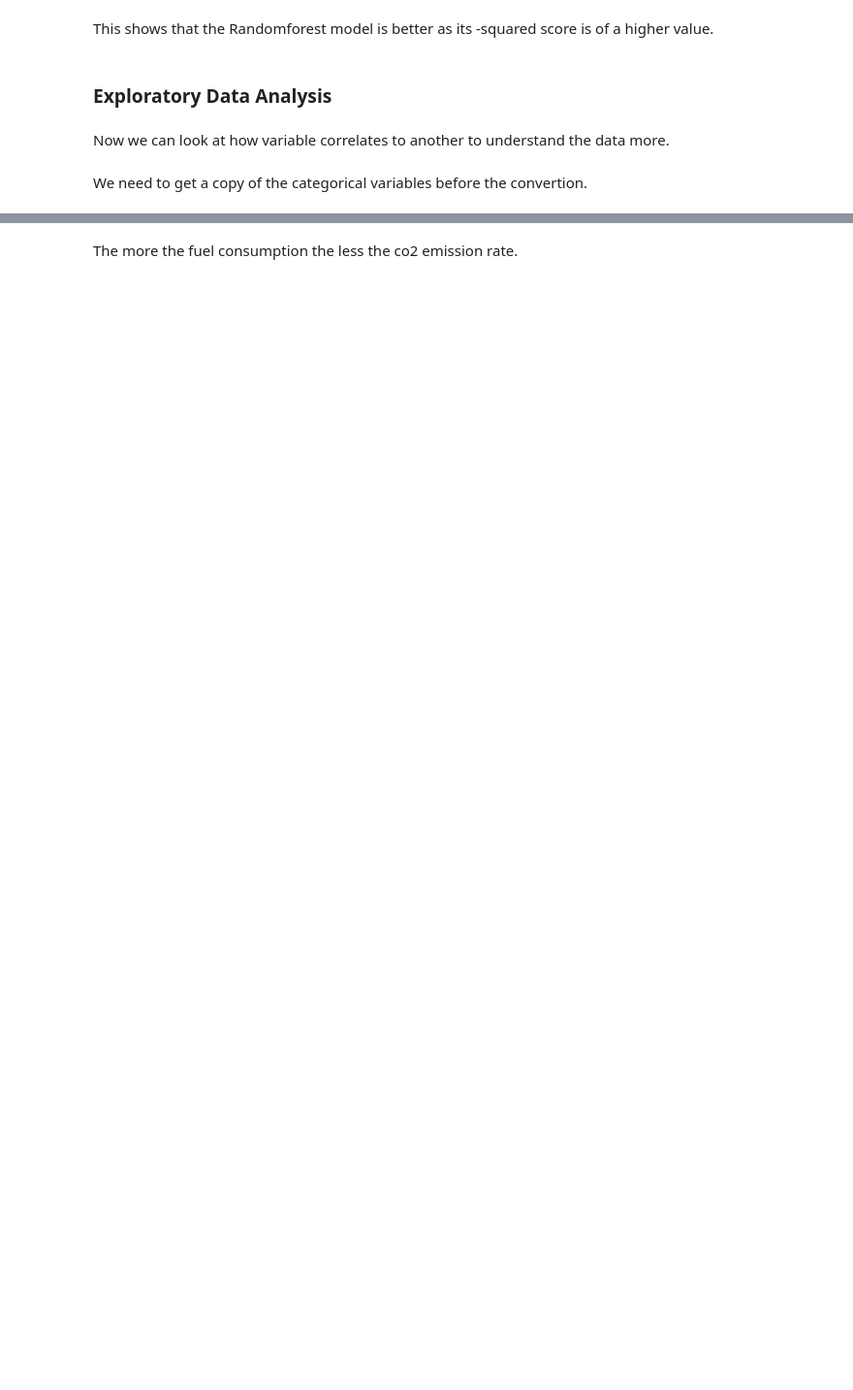
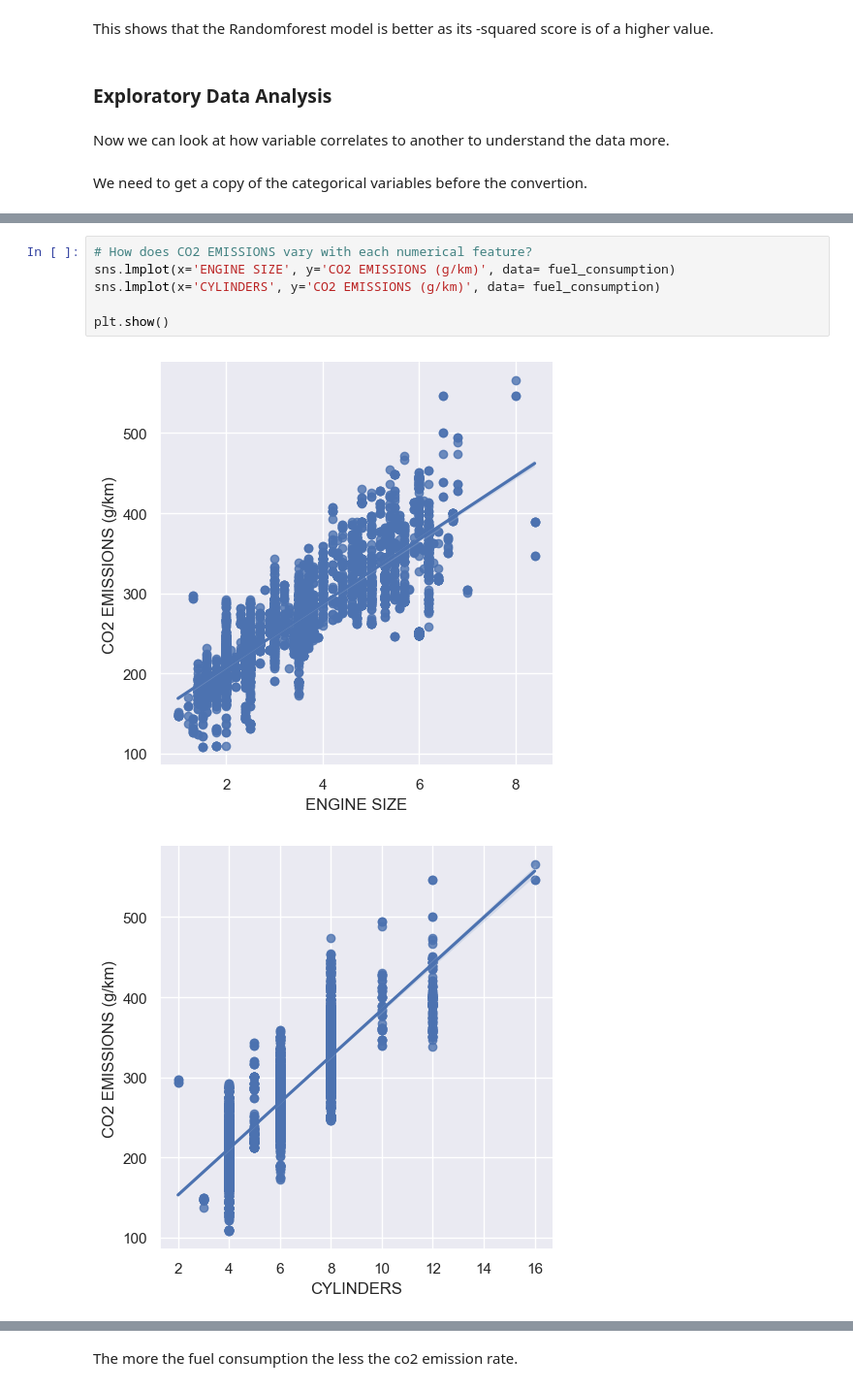
Before and after one commit to Sam-wyre/fuel-consumption-analysis, a Jupyter notebook: main.ipynb, the cells around one changed output, grey strips where cells are left out. Shown at 97% size. Saved outputs shown, nothing was run; the diff lists cells and outputs as text; blank space fills up the shorter version.

```diff
--- a/main.ipynb
+++ b/main.ipynb
@@ -348,0 +422,9 @@ plt.show()
+# %%
+# How does CO2 EMISSIONS vary with each numerical feature?
+sns.lmplot(x='ENGINE SIZE', y='CO2 EMISSIONS (g/km)', data= fuel_consumption)
+sns.lmplot(x='CYLINDERS', y='CO2 EMISSIONS (g/km)', data= fuel_consumption)
+
+plt.show()
+# %% [output]
+[figure, added]
+[figure, added]
```
Also changed, not shown: parts of 30 cells of this notebook.
